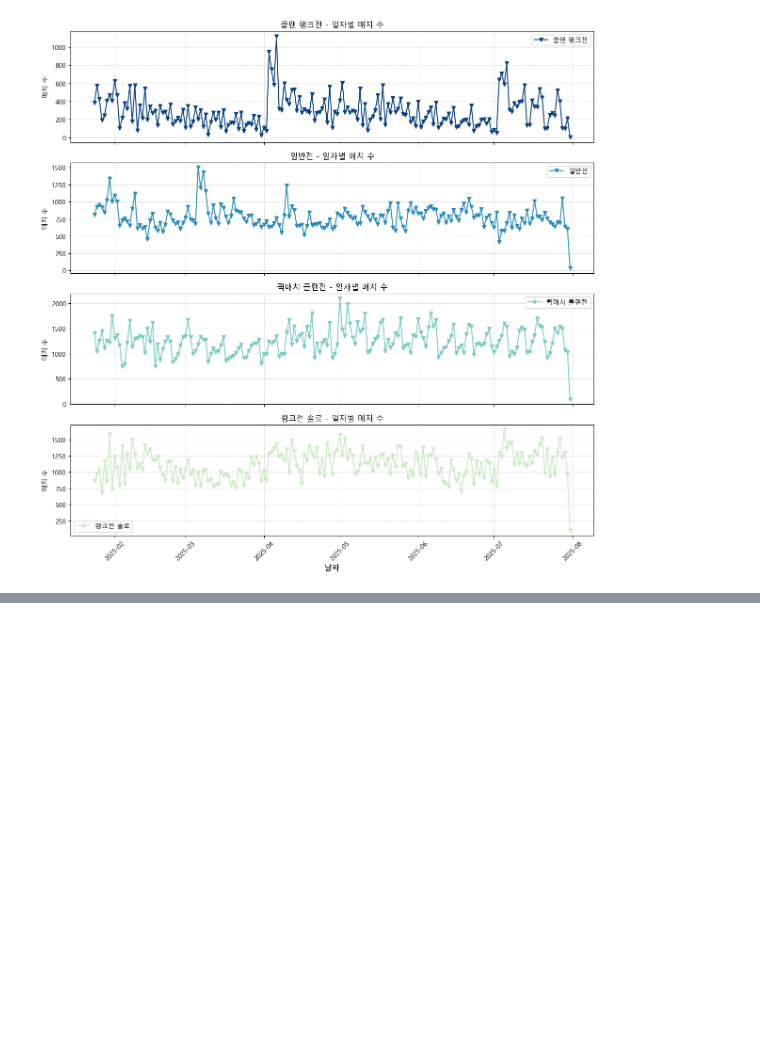
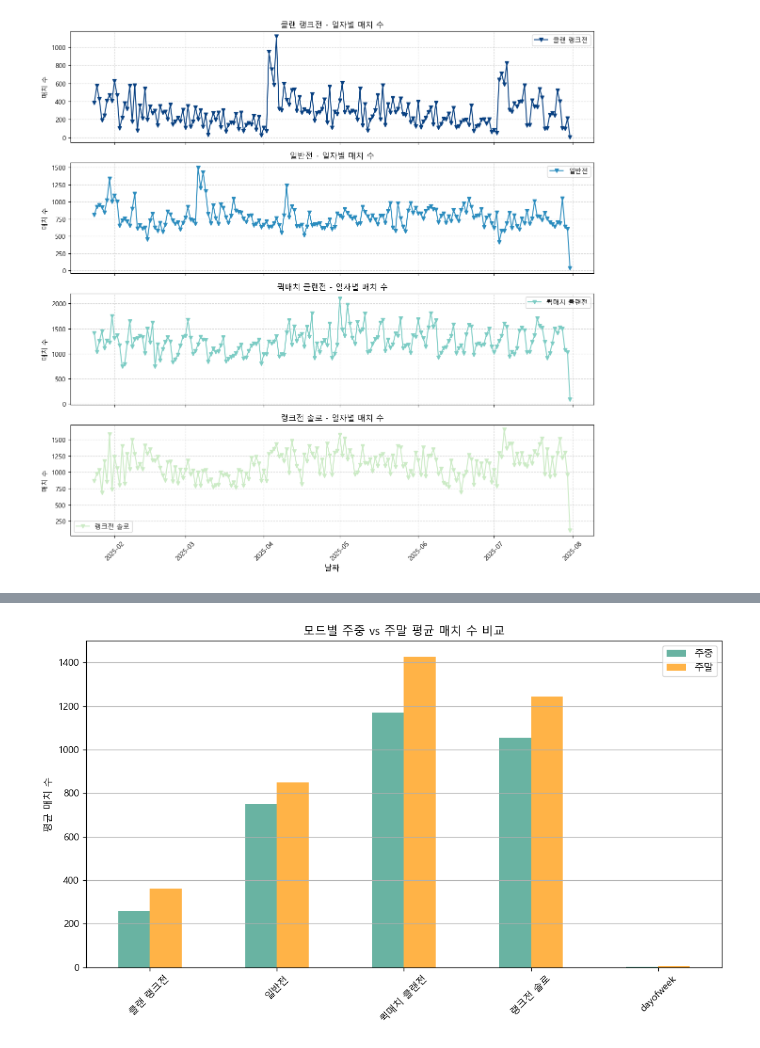
Before and after one commit to pjjongho/NEXON_API, a Jupyter notebook: SA/api_request/match/match_eda.ipynb, the cells around one changed output, grey strips where cells are left out. Saved outputs shown, nothing was run; the diff lists cells and outputs as text; code cells hidden in the pictures; blank space fills up the shorter version.

```diff
--- a/SA/api_request/match/match_eda.ipynb
+++ b/SA/api_request/match/match_eda.ipynb
@@ -136,0 +178,8 @@ plt.show()
+# %%
+# 그렇다면 주중 vs 주말을 비교해보면 어떨지 궁금
+
+df_daily_match['dayofweek'] = df_daily_match.index.dayofweek
+df_daily_match['is_weekend'] = df_daily_match['dayofweek'].isin([5, 6])
+
+# 주중/주말 평균 비교
+df_daily_match.groupby('is_weekend').mean().T
@@ -136,0 +193,13 @@ plt.show()
+# %%
+mean_week = df_daily_match.groupby('is_weekend').mean().T
+mean_week.columns = ['주중', '주말']
+
+mean_week.plot(kind='bar', figsize=(10, 6), color=['#69b3a2', '#ffb347'])
+plt.title('모드별 주중 vs 주말 평균 매치 수 비교')
+plt.ylabel('평균 매치 수')
+plt.grid(axis='y')
+plt.xticks(rotation=45)
+plt.tight_layout()
+plt.show()
+# %% [output]
+[figure, added]
```
Also changed, not shown: parts of 24 cells of this notebook, 1 other file.
